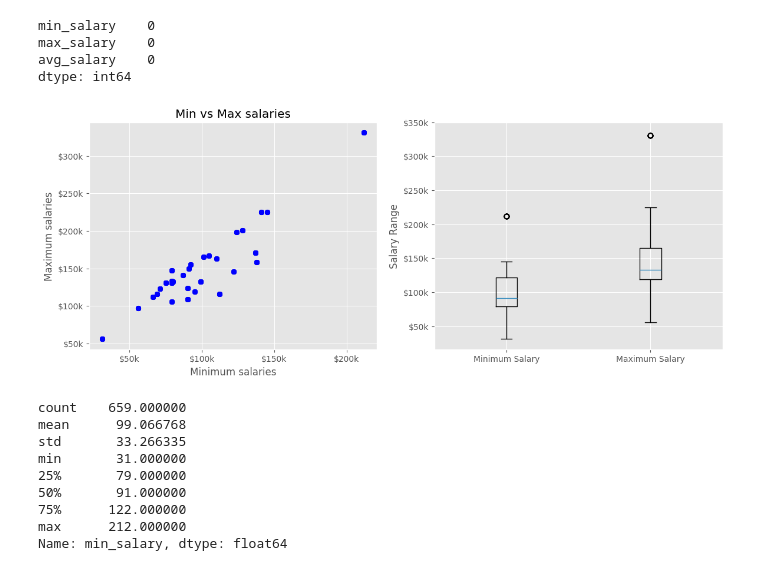
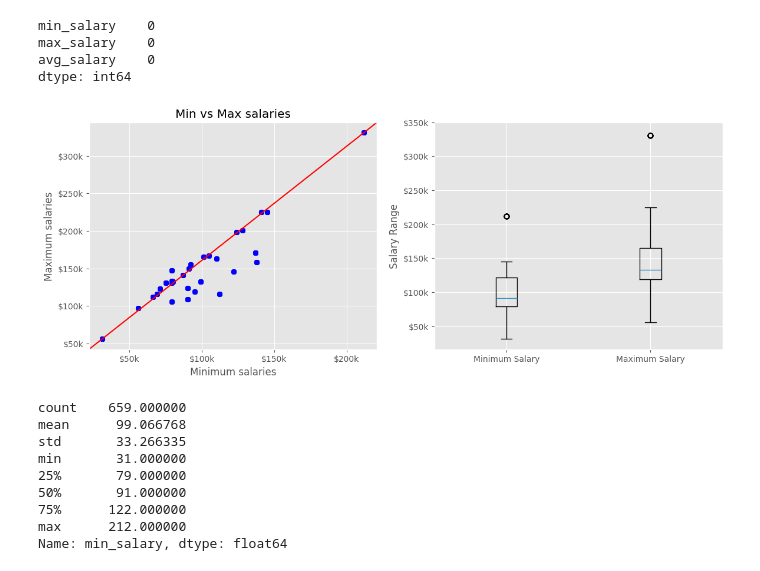
Before and after one commit to AngelX62/Data-Science-Job-Clean, a Jupyter notebook: Data_Science.ipynb, the cells around one changed output. Saved outputs shown, nothing was run; the diff lists cells and outputs as text; code cells hidden in the pictures.

```diff
--- a/Data_Science.ipynb
+++ b/Data_Science.ipynb
@@ -342,25 +344,27 @@ dtype: int64
 # %%
 # Plotting to see relationship:
 # Positive correlation between min and max salaries
 # Outliers are presented to show significantly higher values
 
 sal_ticks = list(range(50, 400, 50))
 plt.style.use('ggplot')
 fig, ax = plt.subplots(nrows=1, ncols=2, figsize=(10,5))
 #ax[0] = (projection="3d")
+ax[0].plot([0,1], [0,1], color='red', transform=ax[0].transAxes)
 ax[0].set_title('Min vs Max salaries')
 ax[0].set_xlabel('Minimum salaries')
 ax[0].set_ylabel('Maximum salaries')
 ax[0].set_yticks(sal_ticks, [f"${x}k" for x in sal_ticks])
 ax[0].set_xticks(sal_ticks, [f"${y}k" for y in sal_ticks])
 ax[0].scatter(df['min_salary'], df['max_salary'], c='b', alpha=0.5)
 
+
 ax[1].boxplot([df['min_salary'], df['max_salary']], labels=['Minimum Salary', 'Maximum Salary'])
 ax[1].set_ylabel('Salary Range')
 ax[1].set_yticks(sal_ticks, [f"${x}k" for x in sal_ticks])
 plt.subplots_adjust(right=1.2)
 # %% [output]
-[figure, old version]
+[figure, new version]
 # %%
 df['min_salary'].describe()
 # %% [output]
```
Also changed, not shown: parts of 3 cells of this notebook.
